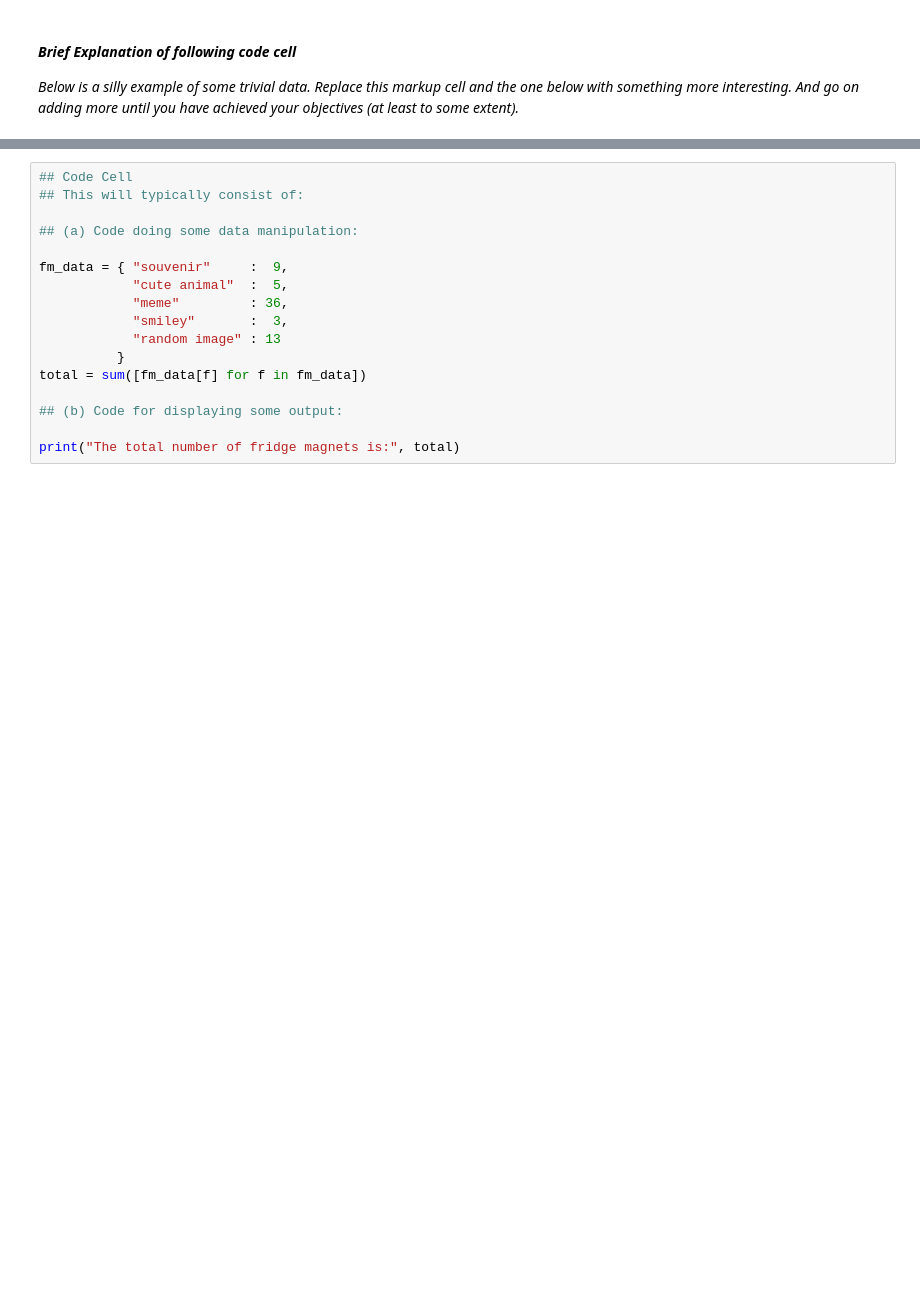
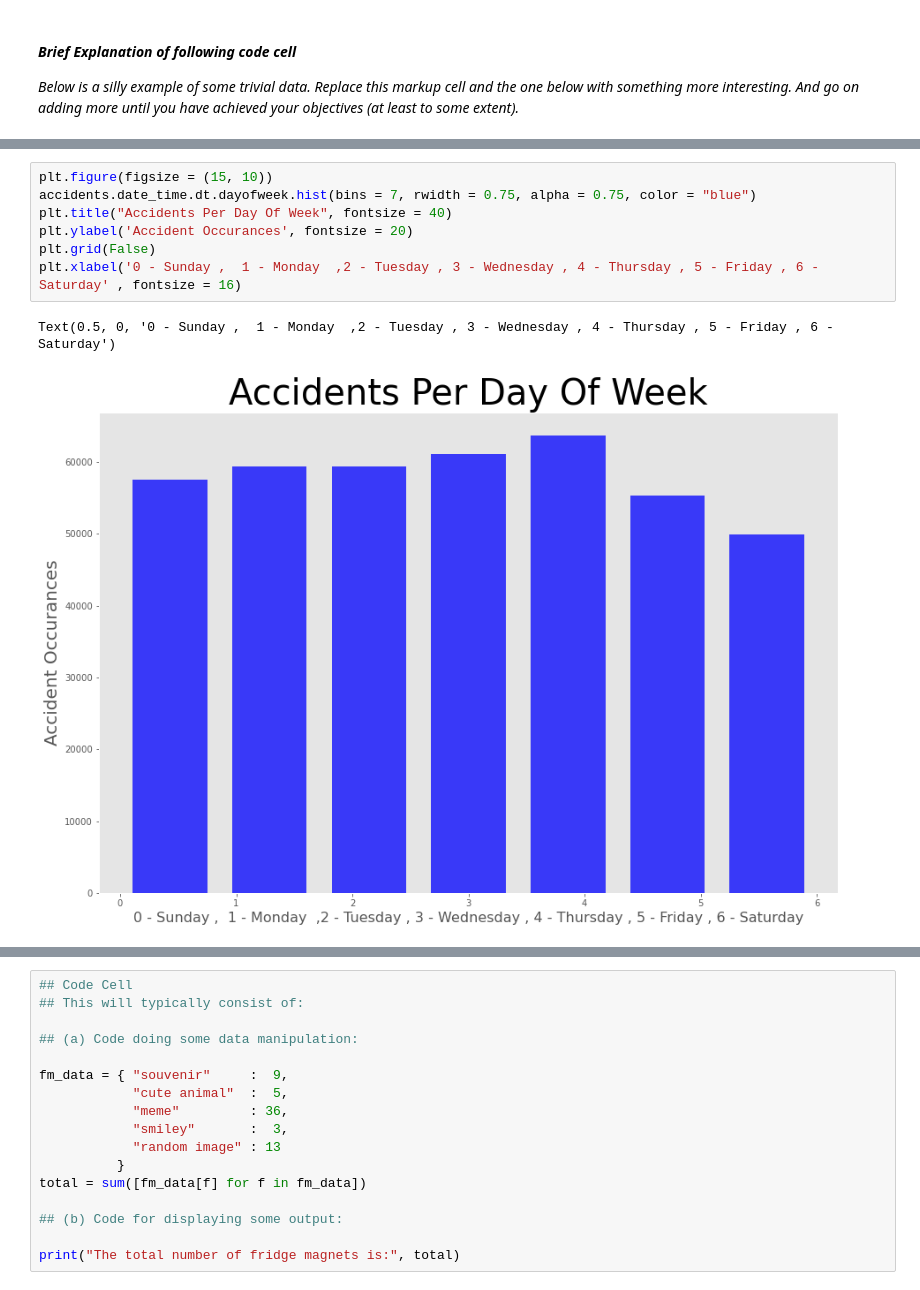
Before and after one commit to Hegazy1993/PDS_CW3, a Jupyter notebook: A3_Data_Analysis_Project.ipynb, the cells around one changed output, grey strips where cells are left out. Saved outputs shown, nothing was run; the diff lists cells and outputs as text; blank space fills up the shorter version.

```diff
--- a/A3_Data_Analysis_Project.ipynb
+++ b/A3_Data_Analysis_Project.ipynb
@@ -205,0 +287,10 @@ achieved your objectives (at least to some extent)._
+# %%
+plt.figure(figsize = (15, 10))
+accidents.date_time.dt.dayofweek.hist(bins = 7, rwidth = 0.75, alpha = 0.75, color = "blue")
+plt.title("Accidents Per Day Of Week", fontsize = 40)
+plt.ylabel('Accident Occurances', fontsize = 20)
+plt.grid(False)
+plt.xlabel('0 - Sunday ,  1 - Monday  ,2 - Tuesday , 3 - Wednesday , 4 - Thursday , 5 - Friday , 6 - Saturday' , fontsize = 16)
+# %% [output]
+Text(0.5, 0, '0 - Sunday ,  1 - Monday  ,2 - Tuesday , 3 - Wednesday , 4 - Thursday , 5 - Friday , 6 - Saturday')
+[figure, added]
```
Also changed, not shown: parts of 47 cells of this notebook.
